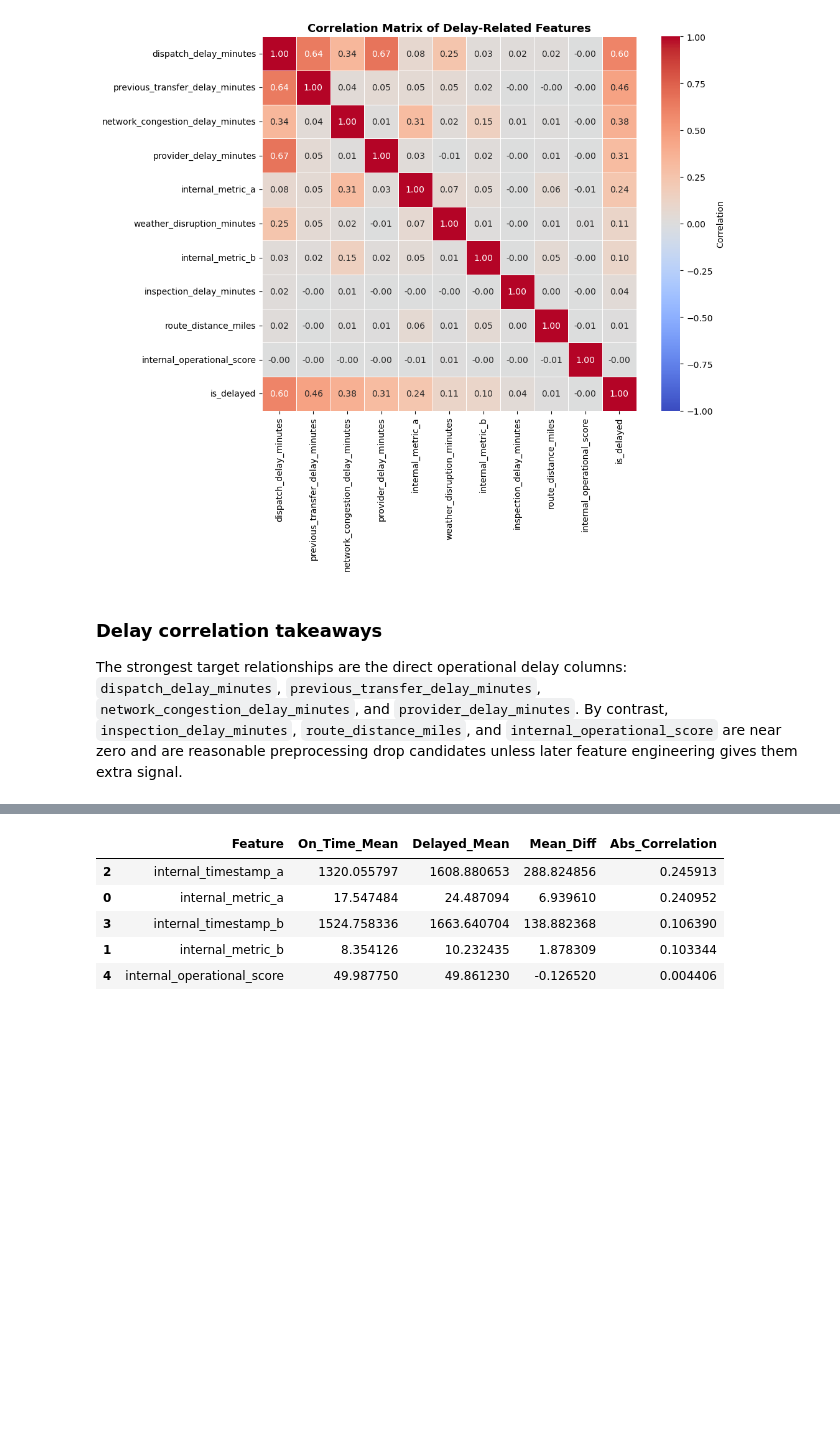
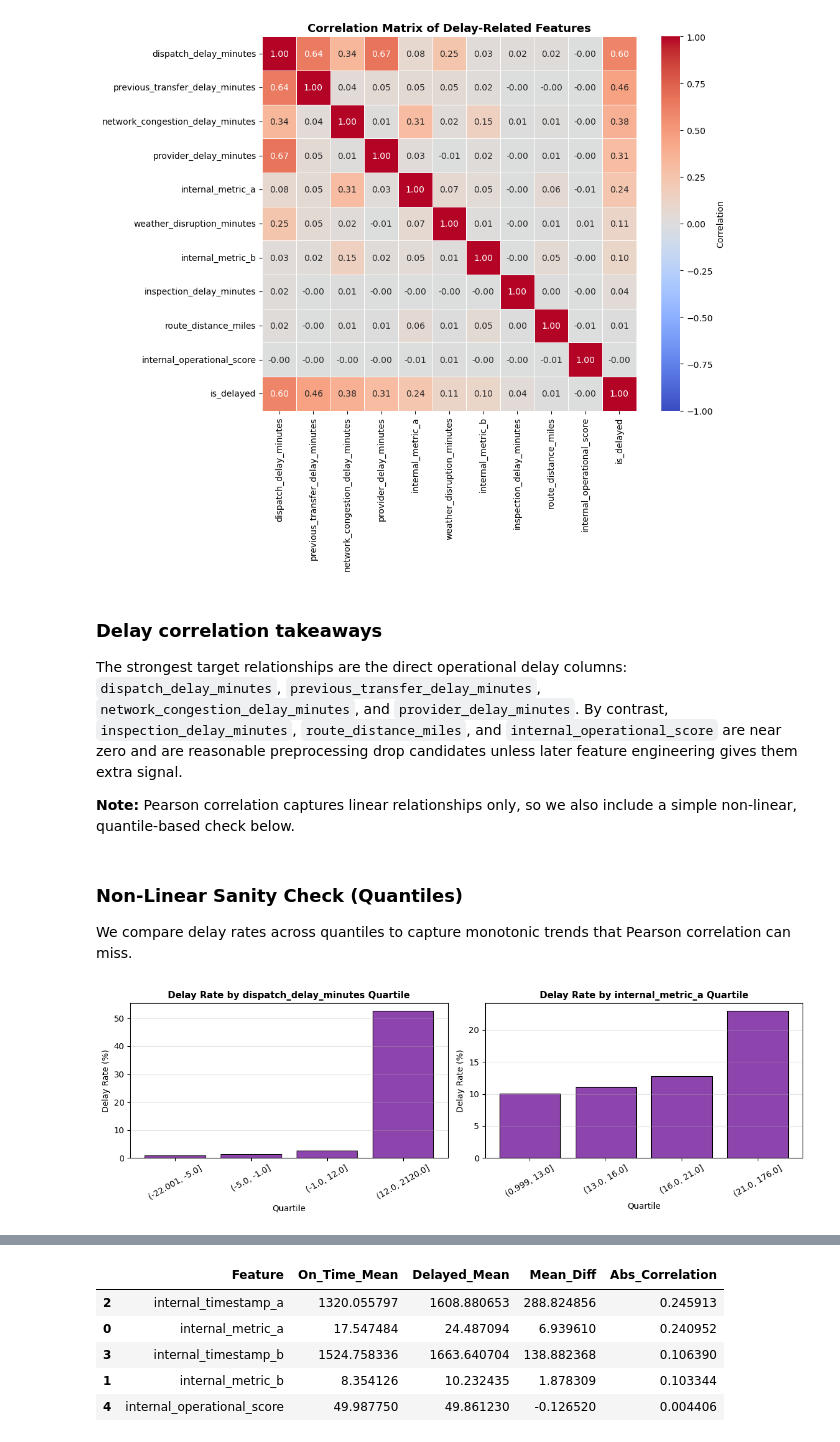
Before and after one commit to InbarKedem/final-project-intro-to-ml, a Jupyter notebook: task.ipynb, the cells around one changed output, grey strips where cells are left out. Saved outputs shown, nothing was run; the diff lists cells and outputs as text; code cells hidden in the pictures; blank space fills up the shorter version.

```diff
--- a/task.ipynb
+++ b/task.ipynb
@@ -619,3 +680,40 @@ plt.show()
 ### Delay correlation takeaways
 
 The strongest target relationships are the direct operational delay columns: `dispatch_delay_minutes`, `previous_transfer_delay_minutes`, `network_congestion_delay_minutes`, and `provider_delay_minutes`. By contrast, `inspection_delay_minutes`, `route_distance_miles`, and `internal_operational_score` are near zero and are reasonable preprocessing drop candidates unless later feature engineering gives them extra signal.
+
+**Note:** Pearson correlation captures linear relationships only, so we also include a simple non-linear, quantile-based check below.
+# %% [markdown]
+### Non-Linear Sanity Check (Quantiles)
+
+We compare delay rates across quantiles to capture monotonic trends that Pearson correlation can miss.
+# %%
+quantile_features = [
+    feature for feature in ['dispatch_delay_minutes', 'internal_metric_a']
+    if feature in train_df.columns
+]
+
+fig, axes = plt.subplots(1, len(quantile_features), figsize=(6 * len(quantile_features), 4))
+if len(quantile_features) == 1:
+    axes = [axes]
+
+for ax, feature in zip(axes, quantile_features):
+    feature_frame = train_df[[feature, 'is_delayed']].dropna()
+    feature_frame['quantile'] = pd.qcut(feature_frame[feature], q=4, duplicates='drop')
+    quantile_table = feature_frame.groupby('quantile', observed=False).agg(
+        Total_Transfers=('is_delayed', 'count'),
+        Delayed_Count=('is_delayed', 'sum'),
+        Delay_Rate=('is_delayed', 'mean')
+    ).round(4)
+    quantile_table['Delay_Rate_Pct'] = (quantile_table['Delay_Rate'] * 100).round(2)
+
+    ax.bar(quantile_table.index.astype(str), quantile_table['Delay_Rate_Pct'], color='#8e44ad', edgecolor='black', linewidth=0.8)
+    ax.set_title(f'Delay Rate by {feature} Quartile', fontsize=11, fontweight='bold')
+    ax.set_xlabel('Quartile')
+    ax.set_ylabel('Delay Rate (%)')
+    ax.tick_params(axis='x', rotation=30)
+    ax.grid(axis='y', alpha=0.3)
+
+plt.tight_layout()
+plt.show()
+# %% [output]
+[figure, added]
```
Also changed, not shown: parts of 11 cells of this notebook.
